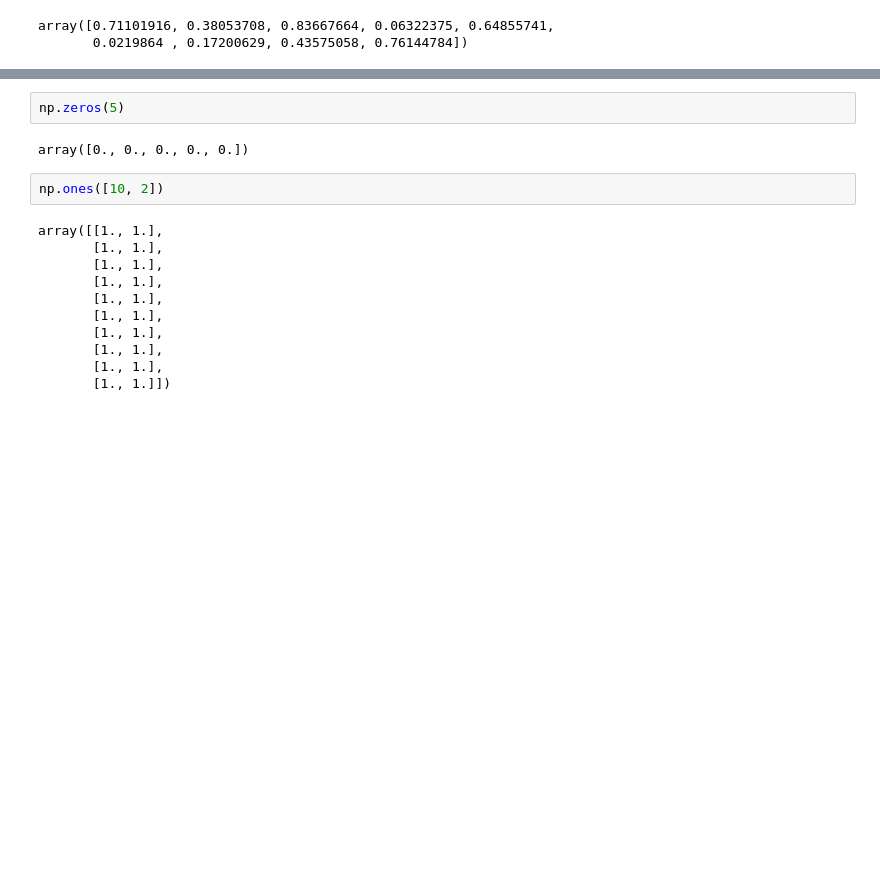
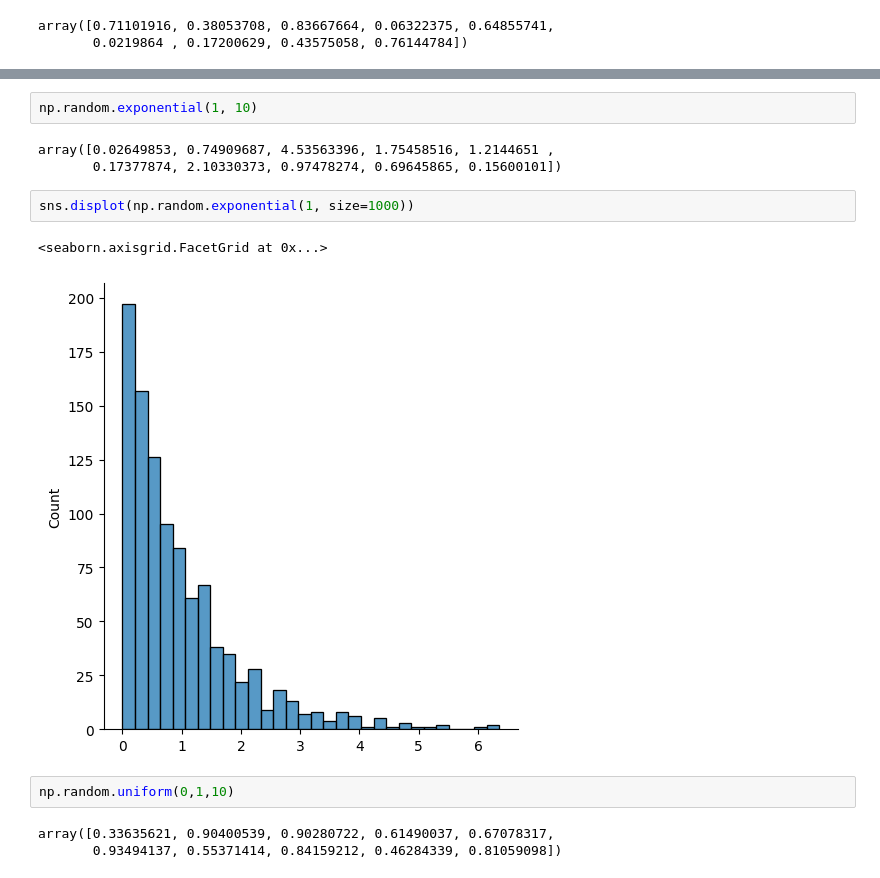
Before and after one commit to pepebonet/Introduction_Python, a Jupyter notebook: scripts/Introduction_to_Numpy.ipynb, the cells around one changed output, grey strips where cells are left out. Cells and saved outputs as stored; diff of their text form; blank space fills up the shorter version.

```diff
--- a/scripts/Introduction_to_Numpy.ipynb
+++ b/scripts/Introduction_to_Numpy.ipynb
@@ -41,17 +64,15 @@ sns.displot(np.random.normal(size=1000))
-# %%
-np.zeros(5)
-# %% [output]
-array([0., 0., 0., 0., 0.])
-# %%
-np.ones([10, 2])
-# %% [output]
-array([[1., 1.],
-       [1., 1.],
-       [1., 1.],
-       [1., 1.],
-       [1., 1.],
-       [1., 1.],
-       [1., 1.],
-       [1., 1.],
-       [1., 1.],
-       [1., 1.]])
+# %%
+np.random.exponential(1, 10)
+# %% [output]
+array([0.02649853, 0.74909687, 4.53563396, 1.75458516, 1.2144651 ,
+       0.17377874, 2.10330373, 0.97478274, 0.69645865, 0.15600101])
+# %%
+sns.displot(np.random.exponential(1, size=1000))
+# %% [output]
+<seaborn.axisgrid.FacetGrid at 0x...>
+[figure, added]
+# %%
+np.random.uniform(0,1,10)
+# %% [output]
+array([0.33635621, 0.90400539, 0.90280722, 0.61490037, 0.67078317,
+       0.93494137, 0.55371414, 0.84159212, 0.46284339, 0.81059098])
```
Also changed, not shown: parts of 11 cells of this notebook.
